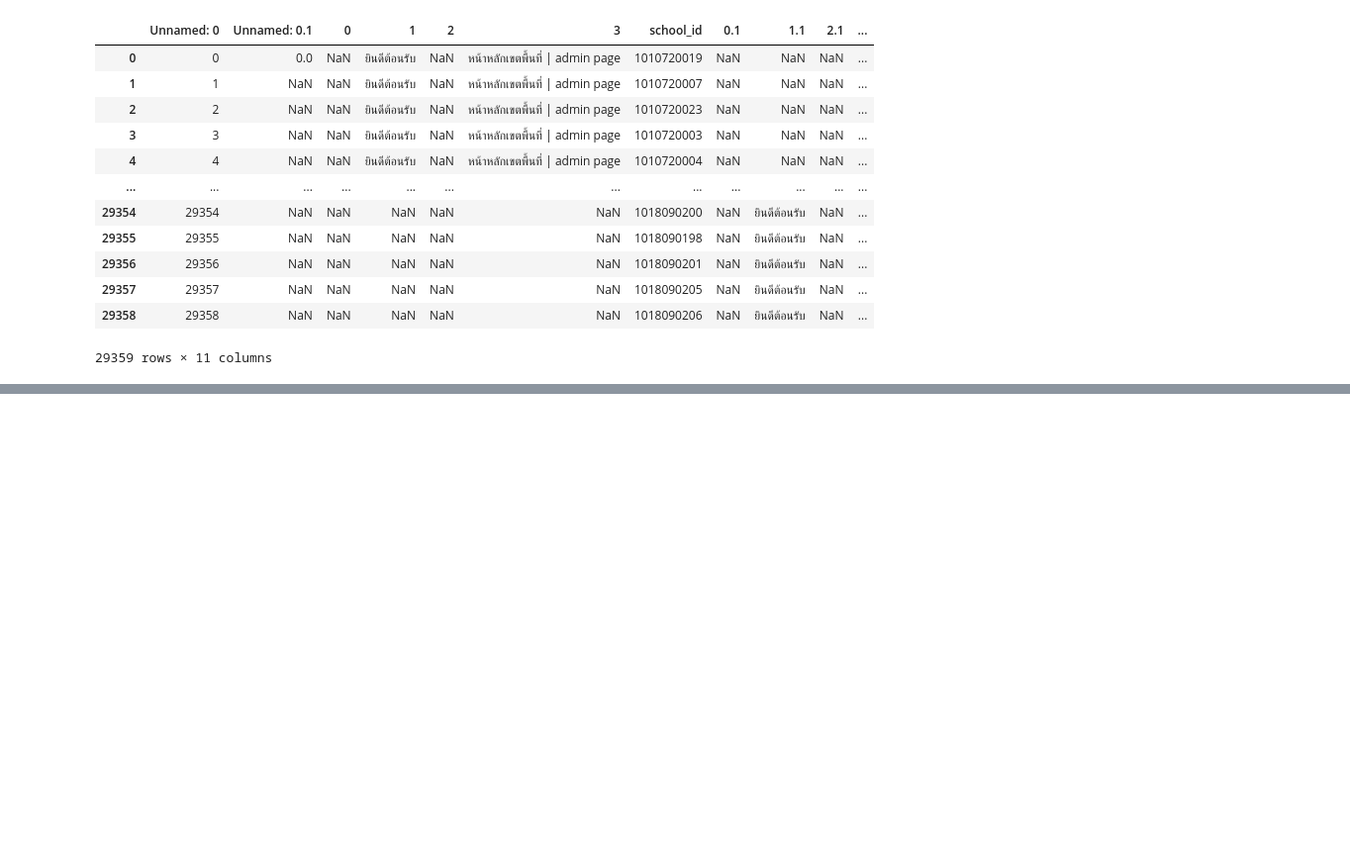
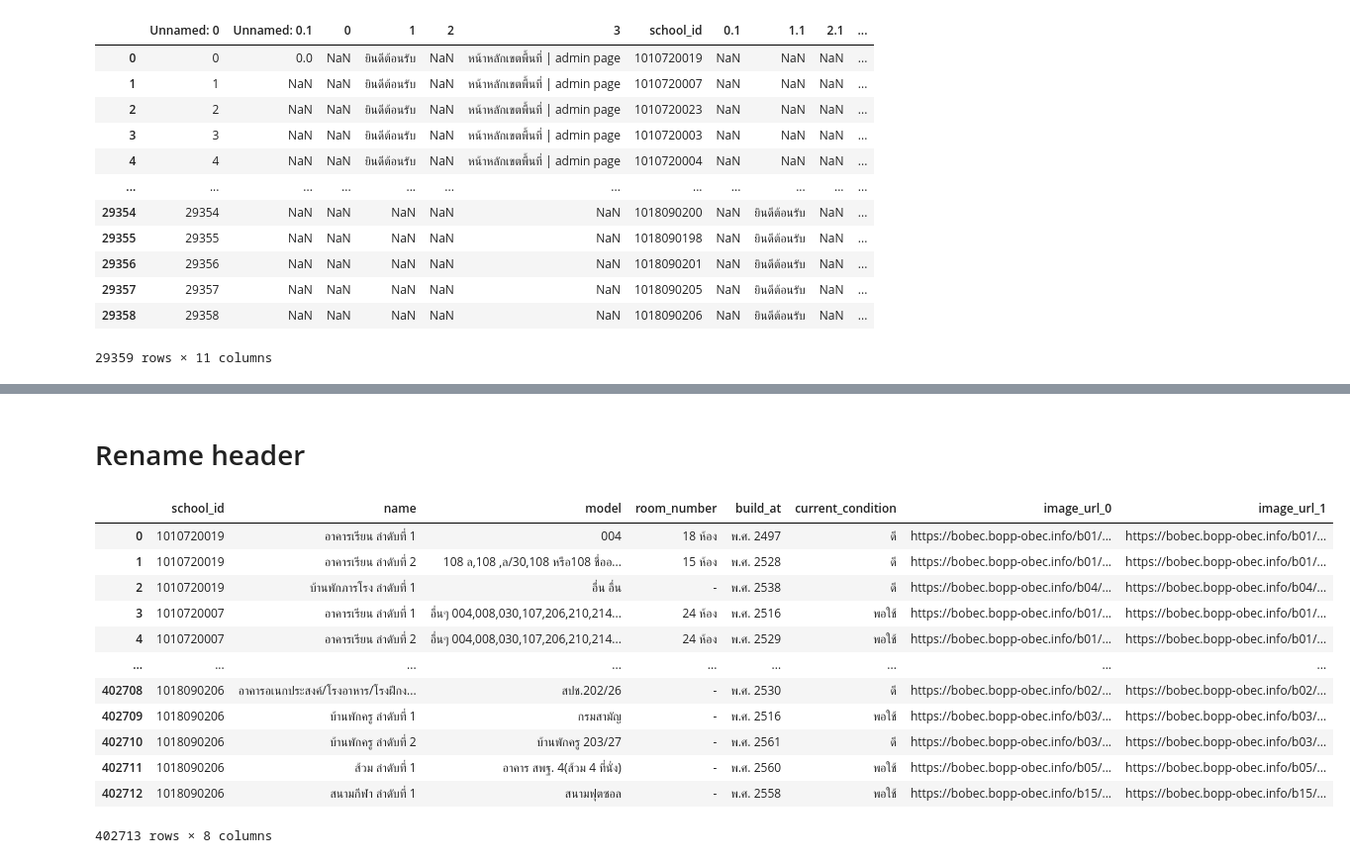
Before and after one commit to wevisdemo/open-school-data, a Jupyter notebook: playground.ipynb, the cells around one changed output, grey strips where cells are left out. Shown at 99% size. Saved outputs shown, nothing was run; the diff lists cells and outputs as text; code cells hidden in the pictures; blank space fills up the shorter version.

```diff
--- a/playground.ipynb
+++ b/playground.ipynb
@@ -102,0 +193,2 @@ pd.read_csv('out/2022-09/school_data/internet.csv')
+# %% [markdown]
+# Rename header
@@ -102,0 +207,27 @@ pd.read_csv('out/2022-09/school_data/internet.csv')
+# %%
+
+with open('header_map.json') as fp:
+  mapper = json.load(fp)
+# %%
+dir = 'building'
+df = pd.read_csv(f'out/2022/school_data/{dir}.csv', index_col=0)
+# %%
+dir_mapper = mapper[dir]
+dir_mapper = {old: new for old, new in dir_mapper.items() if new}
+df[['school_id'] + [col for col in df.columns if col != 'school_id']]\
+  .rename(dir_mapper, axis=1)\
+  .fillna('-')
+# %% [output]
+|  | school_id | name | model | room_number | build_at | current_condition | image_url_0 | image_url_1 |
+| 0 | 1010720019 | อาคารเรียน ลำดับที่ 1 | 004 | 18 ห้อง | พ.ศ. 2497 | ดี | https://bobec.bopp-obec.info/b01/... | https://bobec.bopp-obec.info/b01/... |
+| 1 | 1010720019 | อาคารเรียน ลำดับที่ 2 | 108 ล,108 ,ล/30,108 หรือ108 ชื่ออ... | 15 ห้อง | พ.ศ. 2528 | ดี | https://bobec.bopp-obec.info/b01/... | https://bobec.bopp-obec.info/b01/... |
+| 2 | 1010720019 | บ้านพักภารโรง ลำดับที่ 1 | อื่น อื่น | - | พ.ศ. 2538 | ดี | https://bobec.bopp-obec.info/b04/... | https://bobec.bopp-obec.info/b04/... |
+| 3 | 1010720007 | อาคารเรียน ลำดับที่ 1 | อื่นๆ 004,008,030,107,206,210,214... | 24 ห้อง | พ.ศ. 2516 | พอใช้ | https://bobec.bopp-obec.info/b01/... | https://bobec.bopp-obec.info/b01/... |
+| 4 | 1010720007 | อาคารเรียน ลำดับที่ 2 | อื่นๆ 004,008,030,107,206,210,214... | 24 ห้อง | พ.ศ. 2529 | พอใช้ | https://bobec.bopp-obec.info/b01/... | https://bobec.bopp-obec.info/b01/... |
+| ... | ... | ... | ... | ... | ... | ... | ... | ... |
+| 402708 | 1018090206 | อาคารอเนกประสงค์/โรงอาหาร/โรงฝึกง... | สปช.202/26 | - | พ.ศ. 2530 | ดี | https://bobec.bopp-obec.info/b02/... | https://bobec.bopp-obec.info/b02/... |
+| 402709 | 1018090206 | บ้านพักครู ลำดับที่ 1 | กรมสามัญ | - | พ.ศ. 2516 | พอใช้ | https://bobec.bopp-obec.info/b03/... | https://bobec.bopp-obec.info/b03/... |
+| 402710 | 1018090206 | บ้านพักครู ลำดับที่ 2 | บ้านพักครู 203/27 | - | พ.ศ. 2561 | ดี | https://bobec.bopp-obec.info/b03/... | https://bobec.bopp-obec.info/b03/... |
+| 402711 | 1018090206 | ส้วม ลำดับที่ 1 | อาคาร สพฐ. 4(ส้วม 4 ที่นั่ง) | - | พ.ศ. 2560 | พอใช้ | https://bobec.bopp-obec.info/b05/... | https://bobec.bopp-obec.info/b05/... |
+| 402712 | 1018090206 | สนามกีฬา ลำดับที่ 1 | สนามฟุตซอล | - | พ.ศ. 2558 | พอใช้ | https://bobec.bopp-obec.info/b15/... | https://bobec.bopp-obec.info/b15/... |
+402713 rows × 8 columns
```
Also changed, not shown: parts of 18 cells of this notebook, 20 other files.
